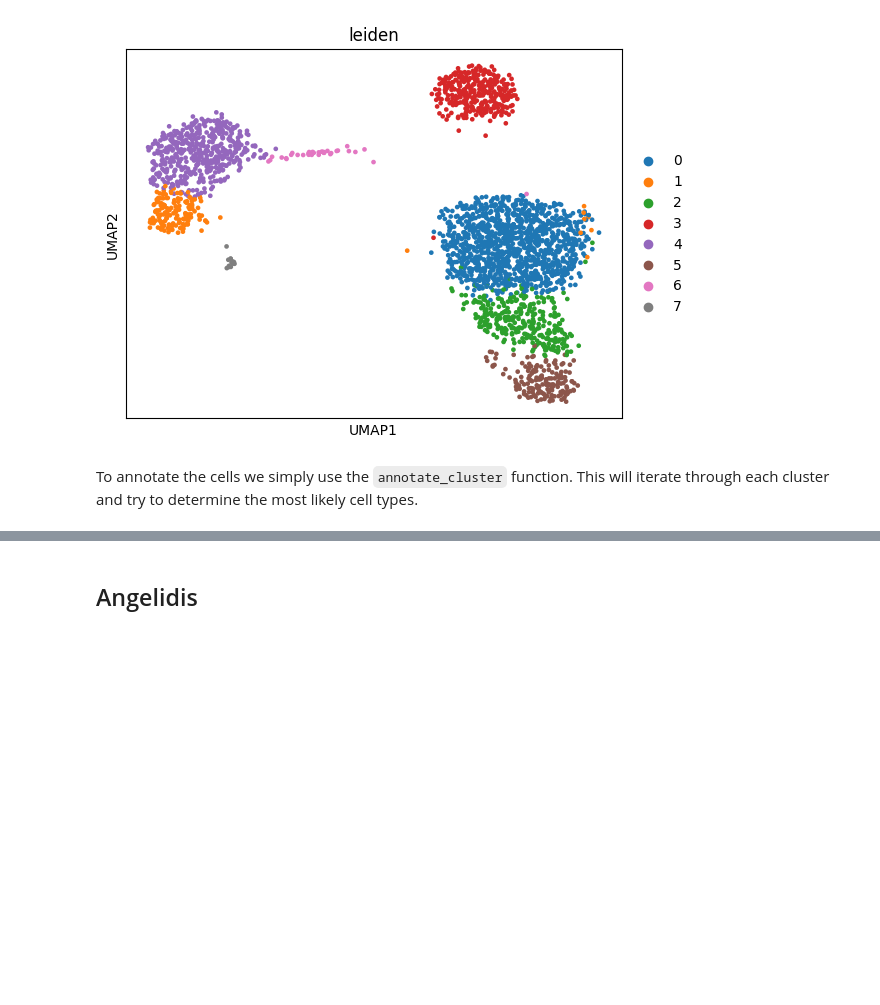
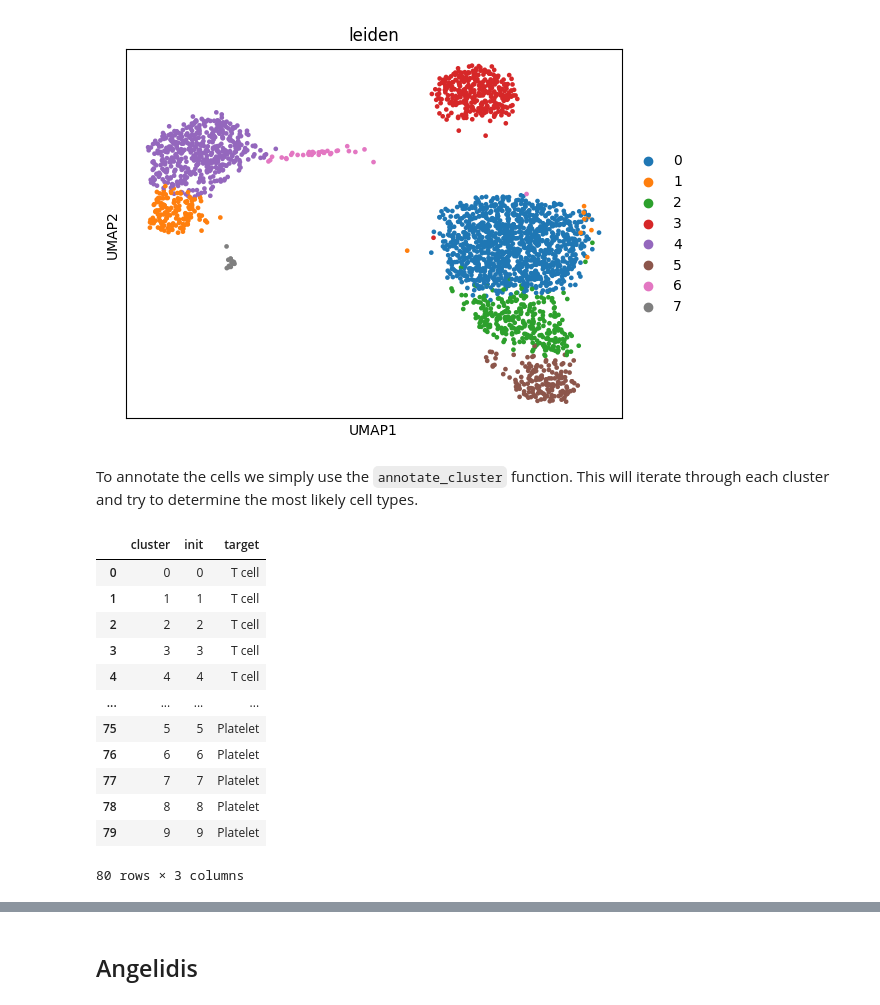
Before and after one commit to sagar87/scllm, a Jupyter notebook: docs/notebooks/cell_types.ipynb, the cells around one changed output, grey strips where cells are left out. Saved outputs shown, nothing was run; the diff lists cells and outputs as text; code cells hidden in the pictures; blank space fills up the shorter version.

```diff
--- a/docs/notebooks/cell_types.ipynb
+++ b/docs/notebooks/cell_types.ipynb
@@ -40,3 +40,19 @@ sl.tl.annotate_cluster(pbmc, 'leiden', llm, use_raw=True, top_genes=30, num_samp
+# %%
+pbmc.uns['scllm_leiden']
+# %% [output]
+|  | cluster | init | target |
+| 0 | 0 | 0 | T cell |
+| 1 | 1 | 1 | T cell |
+| 2 | 2 | 2 | T cell |
+| 3 | 3 | 3 | T cell |
+| 4 | 4 | 4 | T cell |
+| ... | ... | ... | ... |
+| 75 | 5 | 5 | Platelet |
+| 76 | 6 | 6 | Platelet |
+| 77 | 7 | 7 | Platelet |
+| 78 | 8 | 8 | Platelet |
+| 79 | 9 | 9 | Platelet |
+80 rows × 3 columns
 # %%
 sc.pl.umap(pbmc, color=['scllm_annotation', 'louvain'], ncols=1)
 # %% [output]
```
Also changed, not shown: parts of 2 cells of this notebook, 4 other files.
